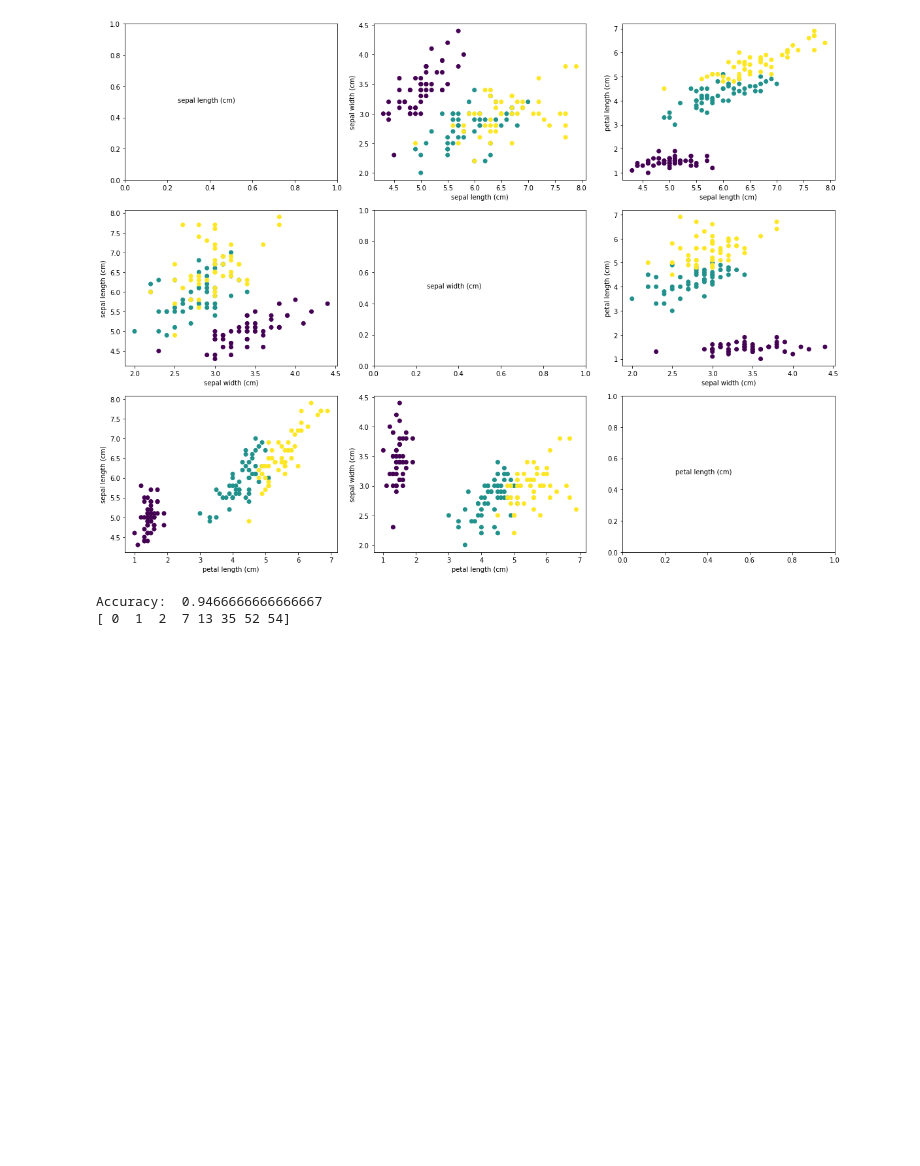
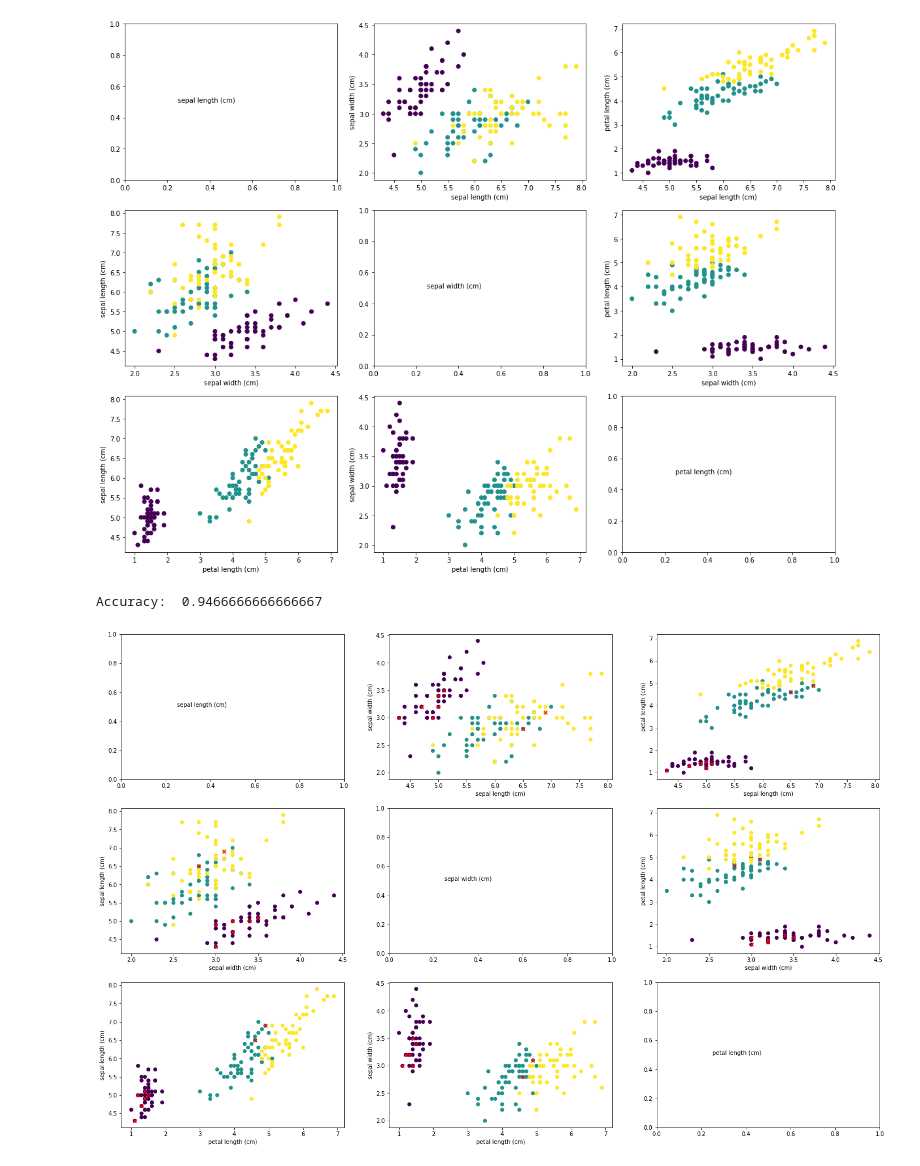
Before and after one commit to goglom/ML, a Jupyter notebook: Problem_2/Problem_2.ipynb, the cells around one changed output. Saved outputs shown, nothing was run; the diff lists cells and outputs as text; code cells hidden in the pictures; blank space fills up the shorter version.

```diff
--- a/Problem_2/Problem_2.ipynb
+++ b/Problem_2/Problem_2.ipynb
@@ -28,7 +31,22 @@ model.fit(train_x, train_y, 0.000005)
 pred = model.predict(test_x)
 
 print("Accuracy: ", metrics.accuracy_score(test_y, pred))
-print(model.indexes)
 # %% [output]
 Accuracy:  0.9466666666666667
-[ 0  1  2  7 13 35 52 54]
+# %%
+num_features = X.shape[1] - 1
+
+plt.figure(figsize=(24, 16))
+
+for i, (f1, f2) in enumerate(grid(num_features)):
+    plt.subplot(num_features, num_features, 1 + i)
+
+    if f1 == f2:
+        plt.text(0.25, 0.5, iris_ds.feature_names[f1])
+    else:
+        plt.scatter(X[:, f1], X[:, f2], c=Y)
+        plt.scatter(X[model.indexes, f1], X[model.indexes, f2], c='r', marker='x')
+        plt.xlabel(iris_ds.feature_names[f1])
+        plt.ylabel(iris_ds.feature_names[f2])
+# %% [output]
+[figure, added]
```
Also changed, not shown: parts of 1 cell of this notebook.
